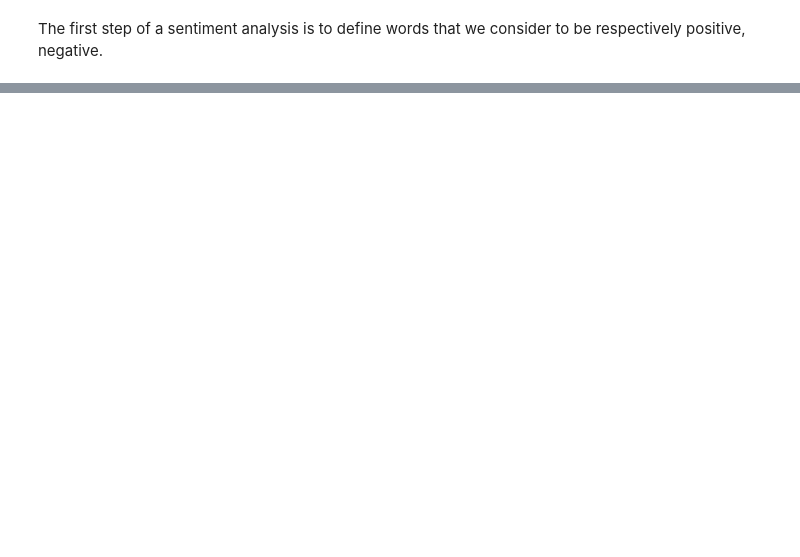
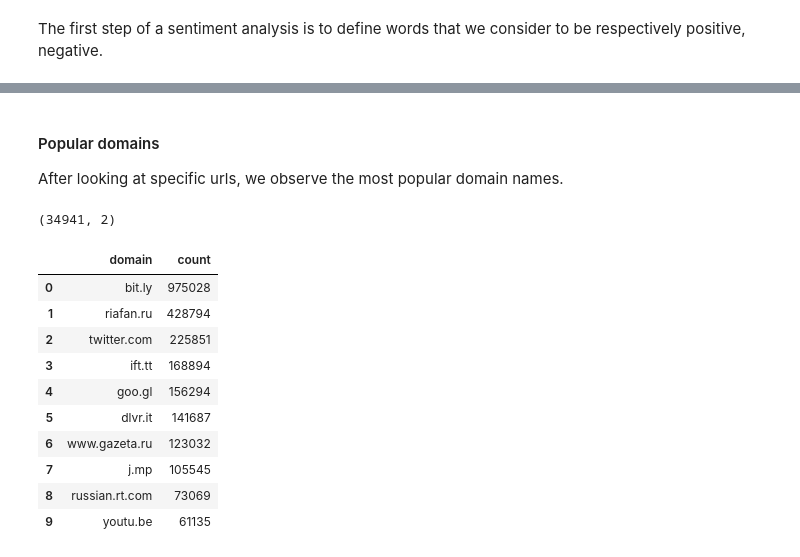
Before and after one commit to MaxDimi/Project-ADA-2018, a Jupyter notebook: project_notebook_Tweets.ipynb, the cells around one changed output, grey strips where cells are left out. Cells and saved outputs as stored; diff of their text form; code cells hidden in the pictures; blank space fills up the shorter version.

```diff
--- a/project_notebook_Tweets.ipynb
+++ b/project_notebook_Tweets.ipynb
@@ -1042,0 +1461,7 @@ print('Positive words : ' + str(pos_words))
+# %%
+urls_1063mobi_df = spark.sql("SELECT tweetid, urls FROM urls_sql WHERE urls LIKE '%http://1063.mobi%'")
+tweets_text_df.createOrReplaceTempView("tweets_text_sql")
+text_1063mobi_df = spark.sql("SELECT tweet_text FROM tweets_text_sql T, urls_sql U WHERE urls LIKE '%http://1063.mobi%' AND T.tweetid=U.tweetid")
+# %%
+for x in (text_1063mobi_df.select('tweet_text').toPandas())['tweet_text'][0:20]:
+    print(x)
@@ -1042,0 +1496,31 @@ print('Positive words : ' + str(pos_words))
+# %% [markdown]
+#### Popular domains
+After looking at specific urls, we observe the most popular domain names.
+# %%
+domains = {}
+for u in urls_list:
+    dom = urlparse(u).netloc
+    if dom in domains:
+        domains[dom] += 1
+    else:
+        domains[dom] = 1
+sorted_domains = sorted(domains, key=domains.get, reverse=True)
+# %%
+domains_df = pd.DataFrame()
+domains_df['domain'] = sorted_domains
+domains_df['count'] = domains_df['domain'].map(lambda x: domains[x])
+print(domains_df.shape)
+domains_df.head(10)
+# %% [output]
+(34941, 2)
+|  | domain | count |
+| 0 | bit.ly | 975028 |
+| 1 | riafan.ru | 428794 |
+| 2 | twitter.com | 225851 |
+| 3 | ift.tt | 168894 |
+| 4 | goo.gl | 156294 |
+| 5 | dlvr.it | 141687 |
+| 6 | www.gazeta.ru | 123032 |
+| 7 | j.mp | 105545 |
+| 8 | russian.rt.com | 73069 |
+| 9 | youtu.be | 61135 |
```
Also changed, not shown: parts of 62 cells of this notebook.
